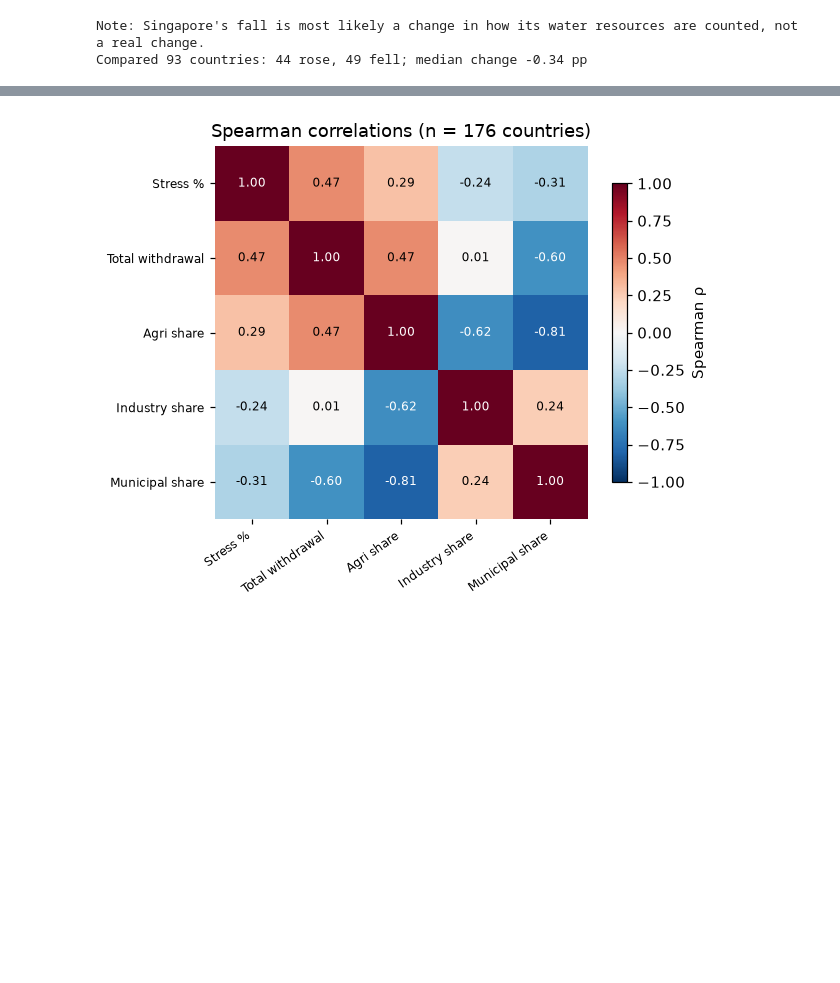
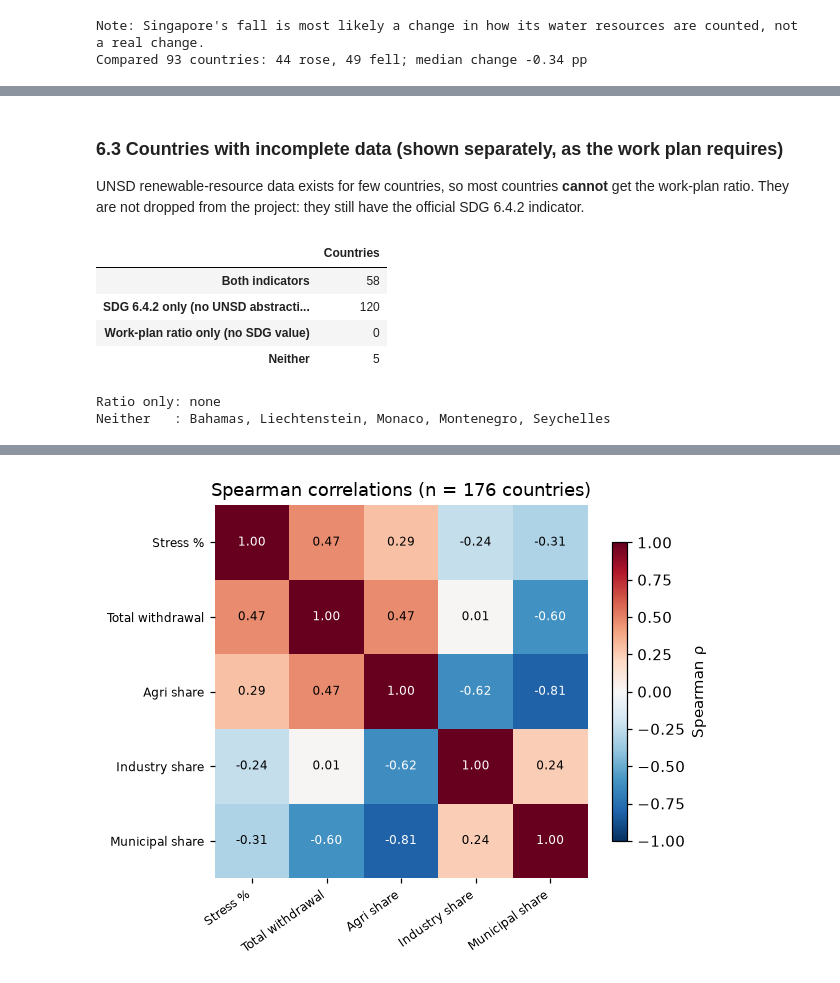
Before and after one commit to petikovacs/data_analysis, a Jupyter notebook: notebooks/02_eda_and_maps.ipynb, the cells around one changed output, grey strips where cells are left out. Drawn from its saved outputs; the diff is of its cells as text; code cells hidden in the pictures; blank space fills up the shorter version.

```diff
--- a/notebooks/02_eda_and_maps.ipynb
+++ b/notebooks/02_eda_and_maps.ipynb
@@ -362,0 +454,25 @@ Compared 93 countries: 44 rose, 49 fell; median change -0.34 pp
+# %% [markdown]
+### 6.3 Countries with incomplete data (shown separately, as the work plan requires)
+UNSD renewable-resource data exists for few countries, so most countries **cannot** get the work-plan ratio.
+They are not dropped from the project: they still have the official SDG 6.4.2 indicator.
+# %%
+has_sdg = set(latest['m49'])
+has_ratio = set(ratio_all['m49'])
+names = master.drop_duplicates('m49').set_index('m49')['Country']
+coverage = pd.Series({
+    'Both indicators': len(has_sdg & has_ratio),
+    'SDG 6.4.2 only (no UNSD abstraction/renewable pair)': len(has_sdg - has_ratio),
+    'Work-plan ratio only (no SDG value)': len(has_ratio - has_sdg),
+    'Neither': master['m49'].nunique() - len(has_sdg | has_ratio),
+}, name='Countries')
+display(coverage.to_frame())
+print('Ratio only:', ', '.join(sorted(names[list(has_ratio - has_sdg)])) or 'none')
+print('Neither   :', ', '.join(sorted(names[list(set(master['m49']) - has_sdg - has_ratio)])) or 'none')
+# %% [output]
+|  | Countries |
+| Both indicators | 58 |
+| SDG 6.4.2 only (no UNSD abstracti... | 120 |
+| Work-plan ratio only (no SDG value) | 0 |
+| Neither | 5 |
+Ratio only: none
+Neither   : Bahamas, Liechtenstein, Monaco, Montenegro, Seychelles
```
Also changed, not shown: parts of 9 cells of this notebook, 17 other files.
